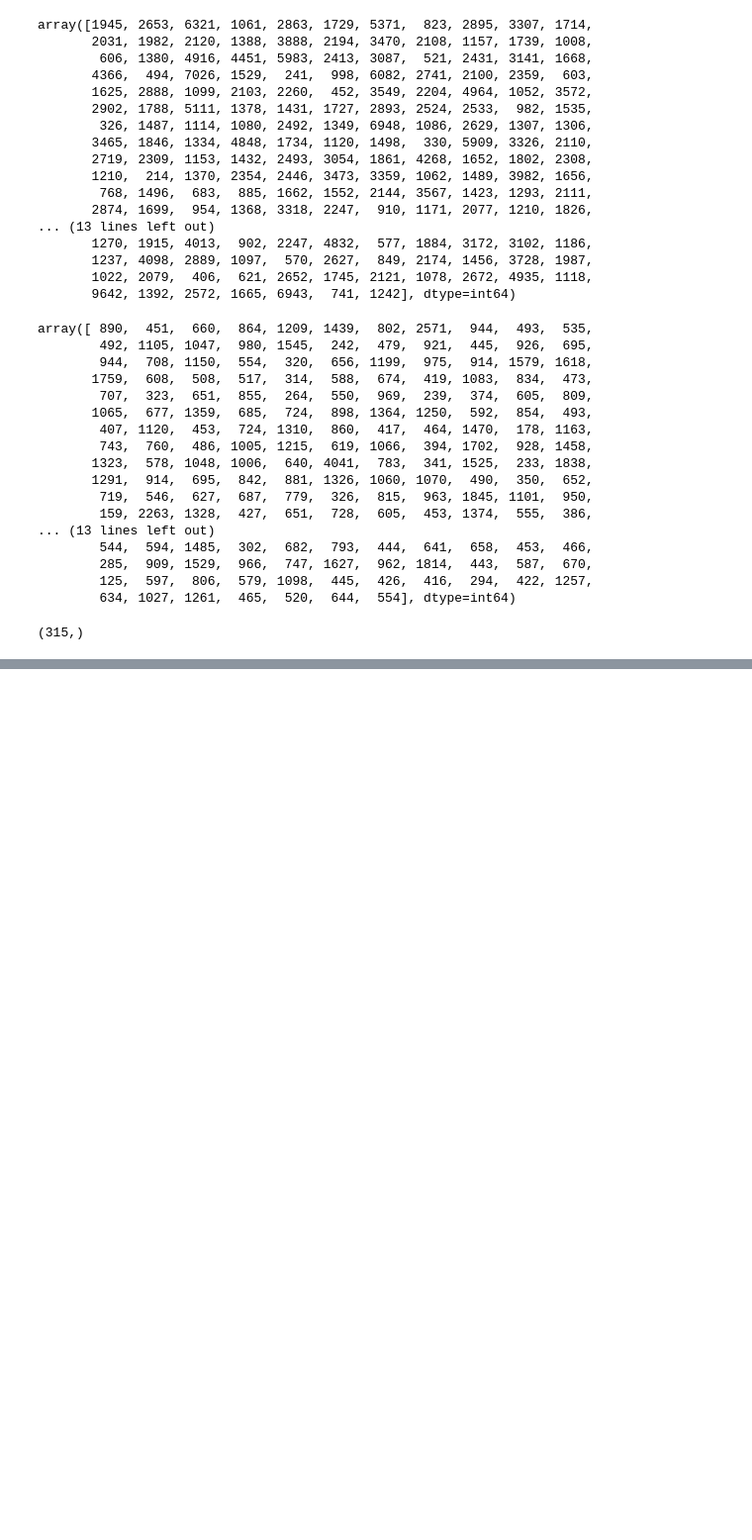
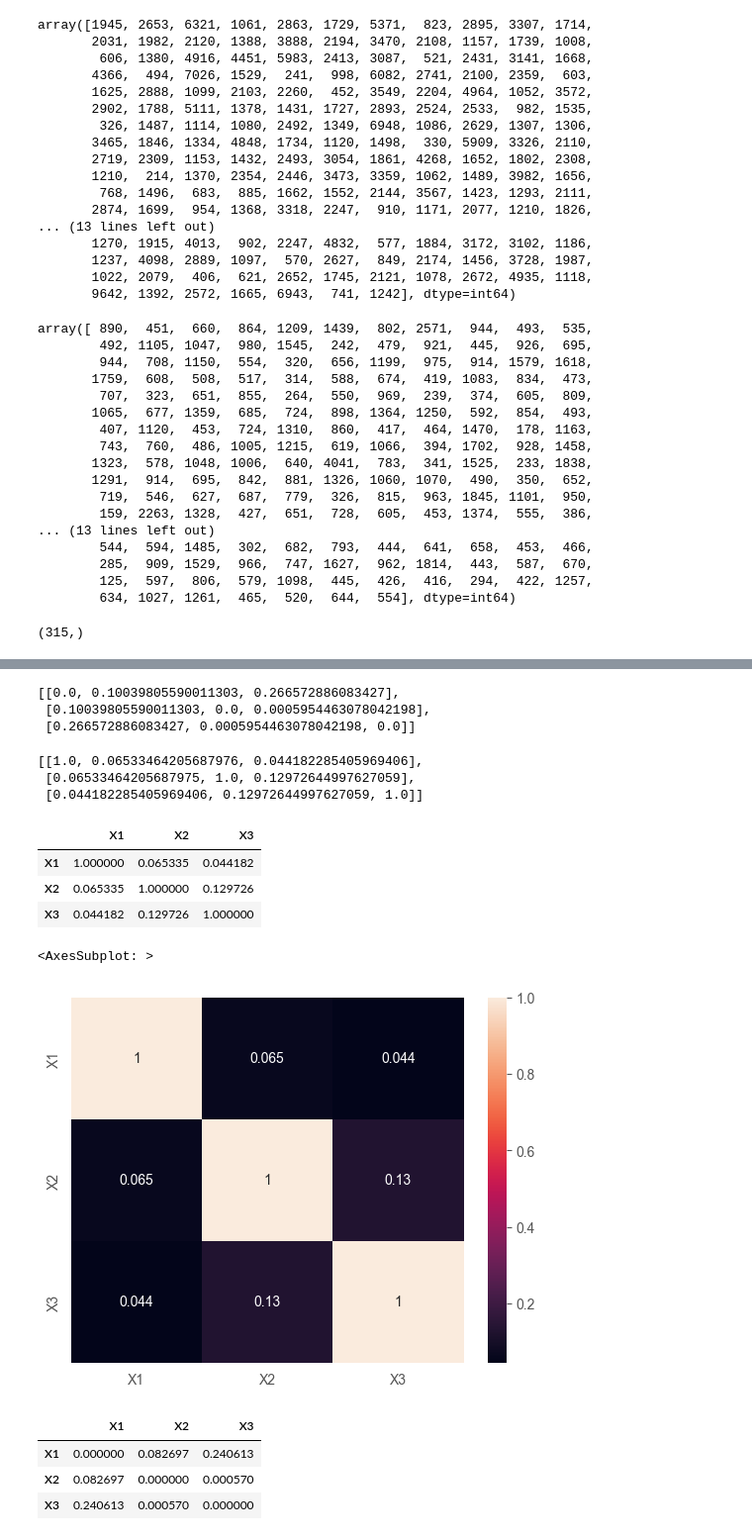
Before and after one commit to MEPhI-Floppas/matstat.py, a Jupyter notebook: bdz/mark/bdz8.ipynb, the cells around one changed output, grey strips where cells are left out. Shown: that part at 99% size. Drawn from its saved outputs; the diff is of its cells as text; code cells hidden in the pictures; blank space fills up the shorter version.

```diff
--- a/bdz/mark/bdz8.ipynb
+++ b/bdz/mark/bdz8.ipynb
@@ -81,0 +197,4 @@ X.shape
+# %%
+X1 = df.C9.to_numpy()
+X2 = df.C10.to_numpy()
+X3 = df.C11.to_numpy()
@@ -81,0 +266,8 @@ X.shape
+# %%
+data = {
+    'X1': X1,
+    'X2': X2,
+    'X3': X3
+}
+data = pd.DataFrame(data)
+data
@@ -81,0 +288,51 @@ X.shape
+# %%
+# матрица ранговых коэффициентов корреляции по Кендаллу
+# матрица значений p-value для ранговых коэффициентов корреляции по Кендаллу
+
+sample = [X1, X2, X3]
+arr_kendall = []
+arr_kendall_pvalue = []
+
+for i in range(0, 3):
+    row = []
+    row_p = []
+    for j in range(0, 3):
+        if i != j:
+            t = stats.kendalltau(sample[i], sample[j])
+            row.append(t[0])
+            row_p.append(t[1])
+        else:
+            t = stats.kendalltau(sample[i], sample[j])
+            row.append(t[0])
+            row_p.append(0.0)
+    arr_kendall.append(row)
+    arr_kendall_pvalue.append(row_p)
+
+arr_kendall_pvalue
+# %% [output]
+[[0.0, 0.10039805590011303, 0.266572886083427],
+ [0.10039805590011303, 0.0, 0.0005954463078042198],
+ [0.266572886083427, 0.0005954463078042198, 0.0]]
+# %%
+arr_kendall
+# %% [output]
+[[1.0, 0.06533464205687976, 0.044182285405969406],
+ [0.06533464205687975, 1.0, 0.12972644997627059],
+ [0.044182285405969406, 0.12972644997627059, 1.0]]
+# %%
+corr = data.corr('kendall')
+corr
+# %% [output]
+|  | X1 | X2 | X3 |
+| X1 | 1.000000 | 0.065335 | 0.044182 |
+| X2 | 0.065335 | 1.000000 | 0.129726 |
+| X3 | 0.044182 | 0.129726 | 1.000000 |
+# %%
+sb.heatmap(corr,
+           xticklabels=corr.columns.values,
+           yticklabels=corr.columns.values,
+           cmap="rocket",
+           annot=True)
+# %% [output]
+<AxesSubplot: >
+[figure, added]
@@ -81,0 +345,8 @@ X.shape
+# %%
+p_vs = corr.applymap(kend_p)
+p_vs
+# %% [output]
+|  | X1 | X2 | X3 |
+| X1 | 0.000000 | 0.082697 | 0.240613 |
+| X2 | 0.082697 | 0.000000 | 0.000570 |
+| X3 | 0.240613 | 0.000570 | 0.000000 |
```
Also changed, not shown: parts of 28 cells of this notebook, 6 other files.
